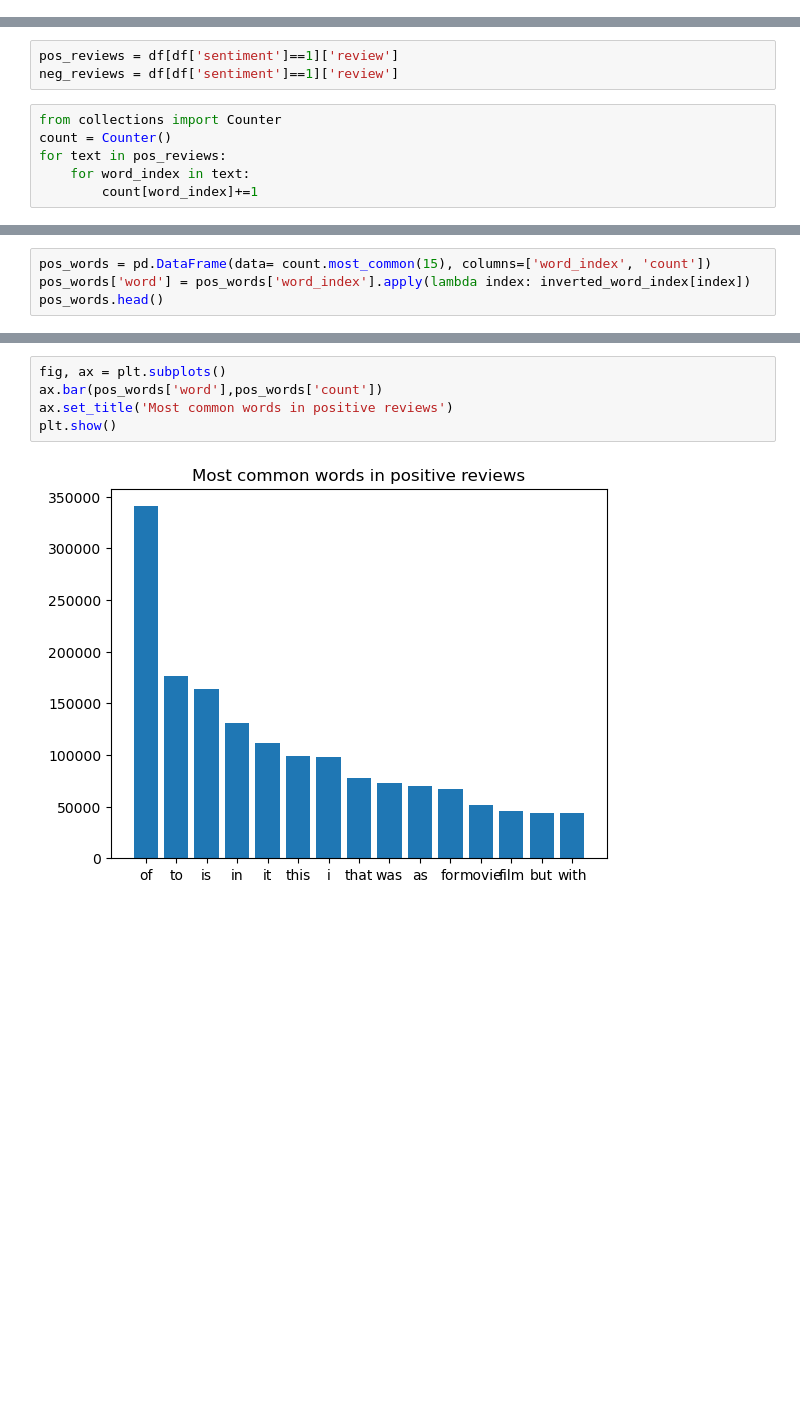
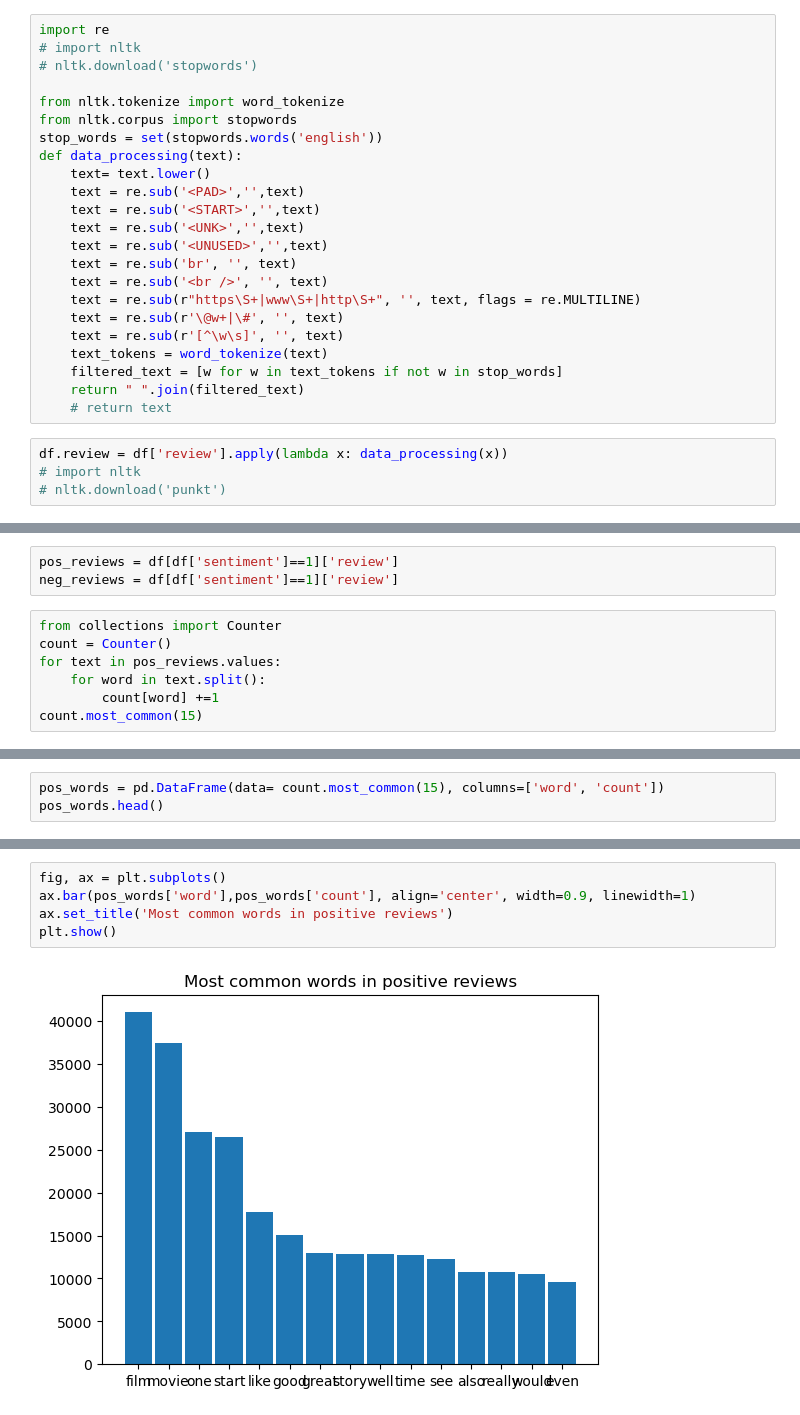
Before and after one commit to mtuan8820/learnNLP, a Jupyter notebook: sentiment_analysis.ipynb, the cells around one changed output, grey strips where cells are left out. Saved outputs shown, nothing was run; the diff lists cells and outputs as text; blank space fills up the shorter version.

```diff
--- a/sentiment_analysis.ipynb
+++ b/sentiment_analysis.ipynb
@@ -63,0 +61,27 @@ df['review'] = df['review'].apply(lambda review: remove_new_line_in_review(revie
+# %%
+import re
+# import nltk
+# nltk.download('stopwords')
+
+from nltk.tokenize import word_tokenize
+from nltk.corpus import stopwords
+stop_words = set(stopwords.words('english'))
+def data_processing(text):
+    text= text.lower()
+    text = re.sub('<PAD>','',text)
+    text = re.sub('<START>','',text)
+    text = re.sub('<UNK>','',text)
+    text = re.sub('<UNUSED>','',text)
+    text = re.sub('br', '', text)
+    text = re.sub('<br />', '', text)
+    text = re.sub(r"https\S+|www\S+|http\S+", '', text, flags = re.MULTILINE)
+    text = re.sub(r'\@w+|\#', '', text)
+    text = re.sub(r'[^\w\s]', '', text)
+    text_tokens = word_tokenize(text)
+    filtered_text = [w for w in text_tokens if not w in stop_words]
+    return " ".join(filtered_text)
+    # return text
+# %%
+df.review = df['review'].apply(lambda x: data_processing(x))
+# import nltk
+# nltk.download('punkt')
@@ -88,6 +115,7 @@ neg_reviews = df[df['sentiment']==1]['review']
 # %%
 from collections import Counter
 count = Counter()
-for text in pos_reviews:
-    for word_index in text:
-        count[word_index]+=1
+for text in pos_reviews.values:
+    for word in text.split():
+        count[word] +=1
+count.most_common(15)
@@ -99,5 +138,4 @@ decoded_sequence
 # %%
-pos_words = pd.DataFrame(data= count.most_common(15), columns=['word_index', 'count'])
-pos_words['word'] = pos_words['word_index'].apply(lambda index: inverted_word_index[index])
+pos_words = pd.DataFrame(data= count.most_common(15), columns=['word', 'count'])
 pos_words.head()
 # %% [output]
@@ -110,7 +148,7 @@ pos_words.head()
 # %%
 fig, ax = plt.subplots()
-ax.bar(pos_words['word'],pos_words['count'])
+ax.bar(pos_words['word'],pos_words['count'], align='center', width=0.9, linewidth=1)
 ax.set_title('Most common words in positive reviews')
 plt.show()
 # %% [output]
-[figure, old version]
+[figure, new version]
```
Also changed, not shown: parts of 18 cells of this notebook.
